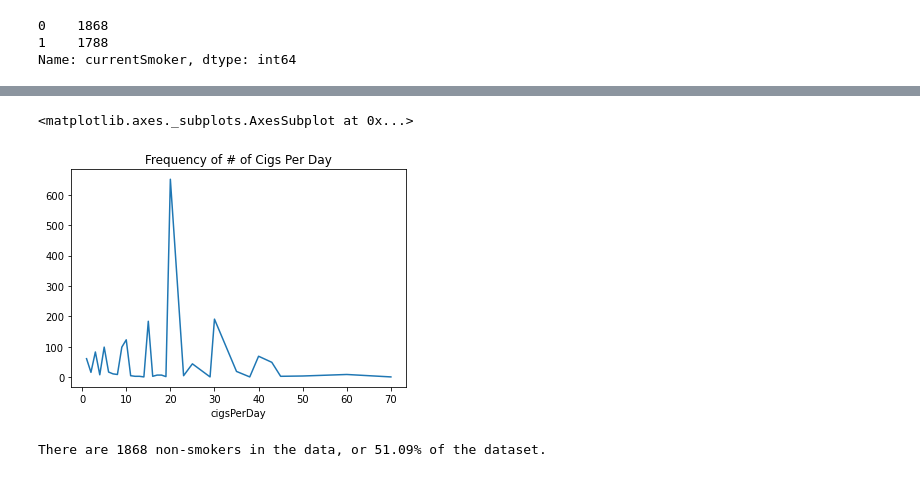
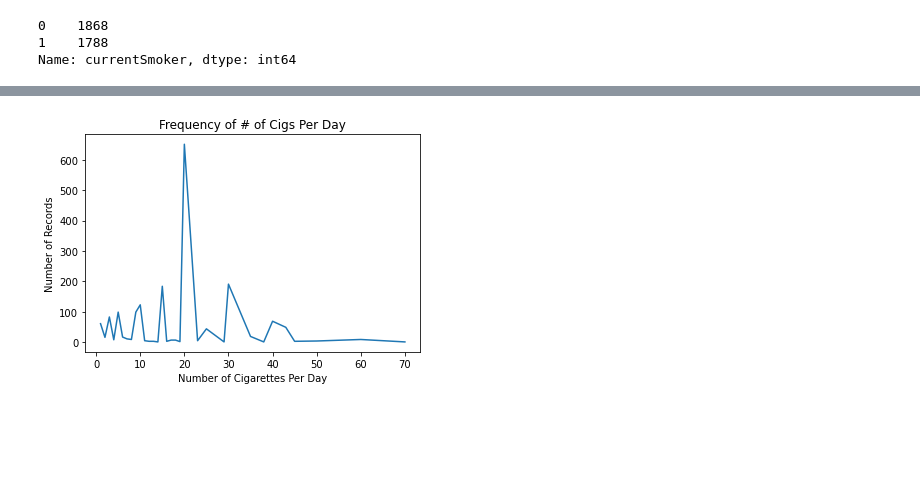
Before and after one commit to elisabethvirak/Coronary_Heart_Disease, a Jupyter notebook: exploratory_plots.ipynb, the cells around one changed output, grey strips where cells are left out. Saved outputs shown, nothing was run; the diff lists cells and outputs as text; code cells hidden in the pictures; blank space fills up the shorter version.

```diff
--- a/exploratory_plots.ipynb
+++ b/exploratory_plots.ipynb
@@ -157,15 +215,9 @@ smoker_cig_counts
 # %%
 daily_cigs_plot = smoker_cig_counts["age"].plot.line(title="Frequency of # of Cigs Per Day")
-daily_cigs_plot
+daily_cigs_plot.set_xlabel("Number of Cigarettes Per Day")
+daily_cigs_plot.set_ylabel("Number of Records")
+plt.savefig("plots/Cig_Frequency")
 # %% [output]
-<matplotlib.axes._subplots.AxesSubplot at 0x...>
-[figure, old version]
+[figure, new version]
 # %%
 max_cigs_freq = smoker_cig_counts["age"].max()
-# %%
-datapoints = len(dropped)
-non_smokers = grouped_cig_count["age"].max()
-percent_non_smokers = "{:.2f}%".format(non_smokers/datapoints * 100)
-print(f"There are {non_smokers} non-smokers in the data, or {percent_non_smokers} of the dataset.")
-# %% [output]
-There are 1868 non-smokers in the data, or 51.09% of the dataset.
```
Also changed, not shown: parts of 7 cells of this notebook, 5 other files.
